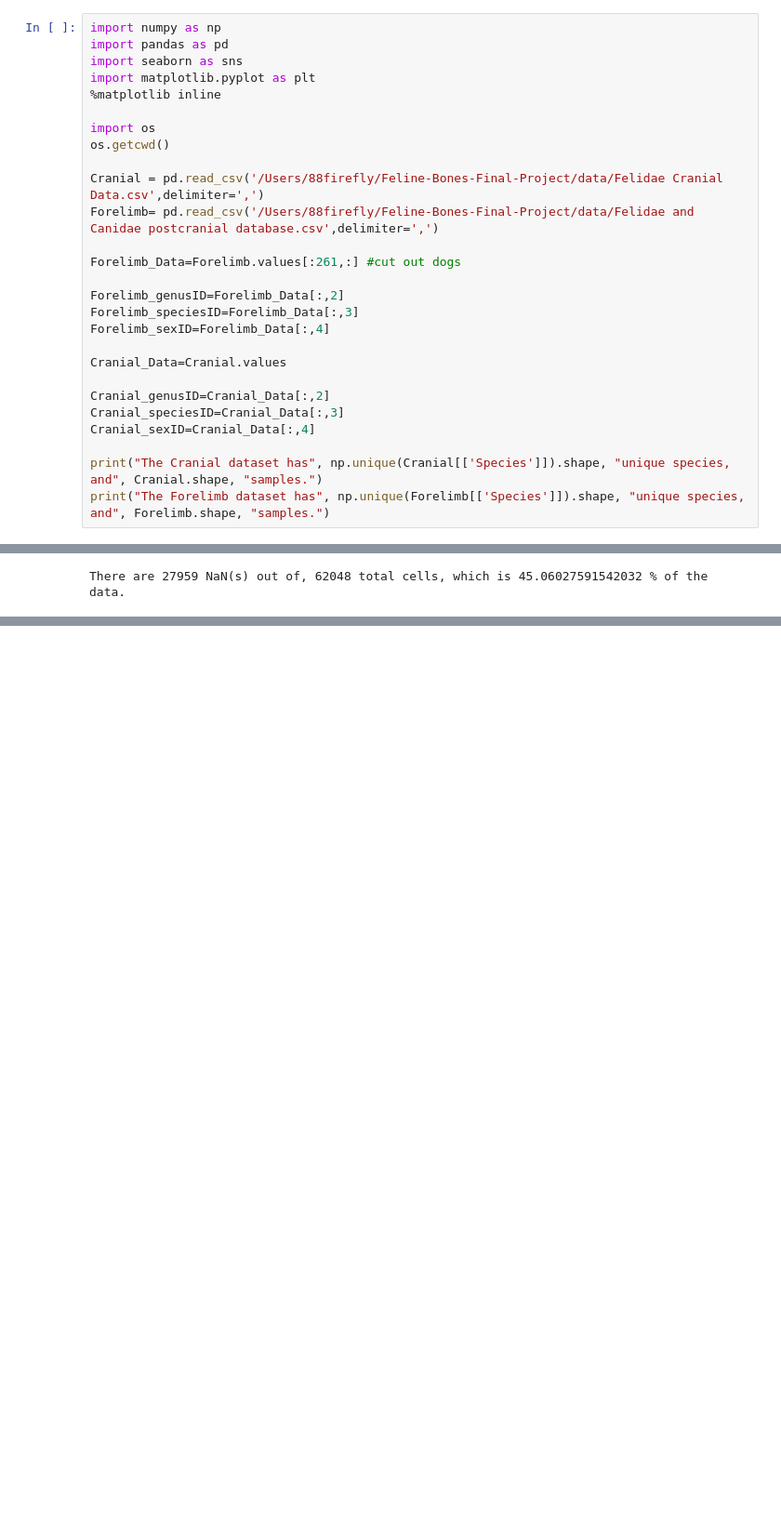
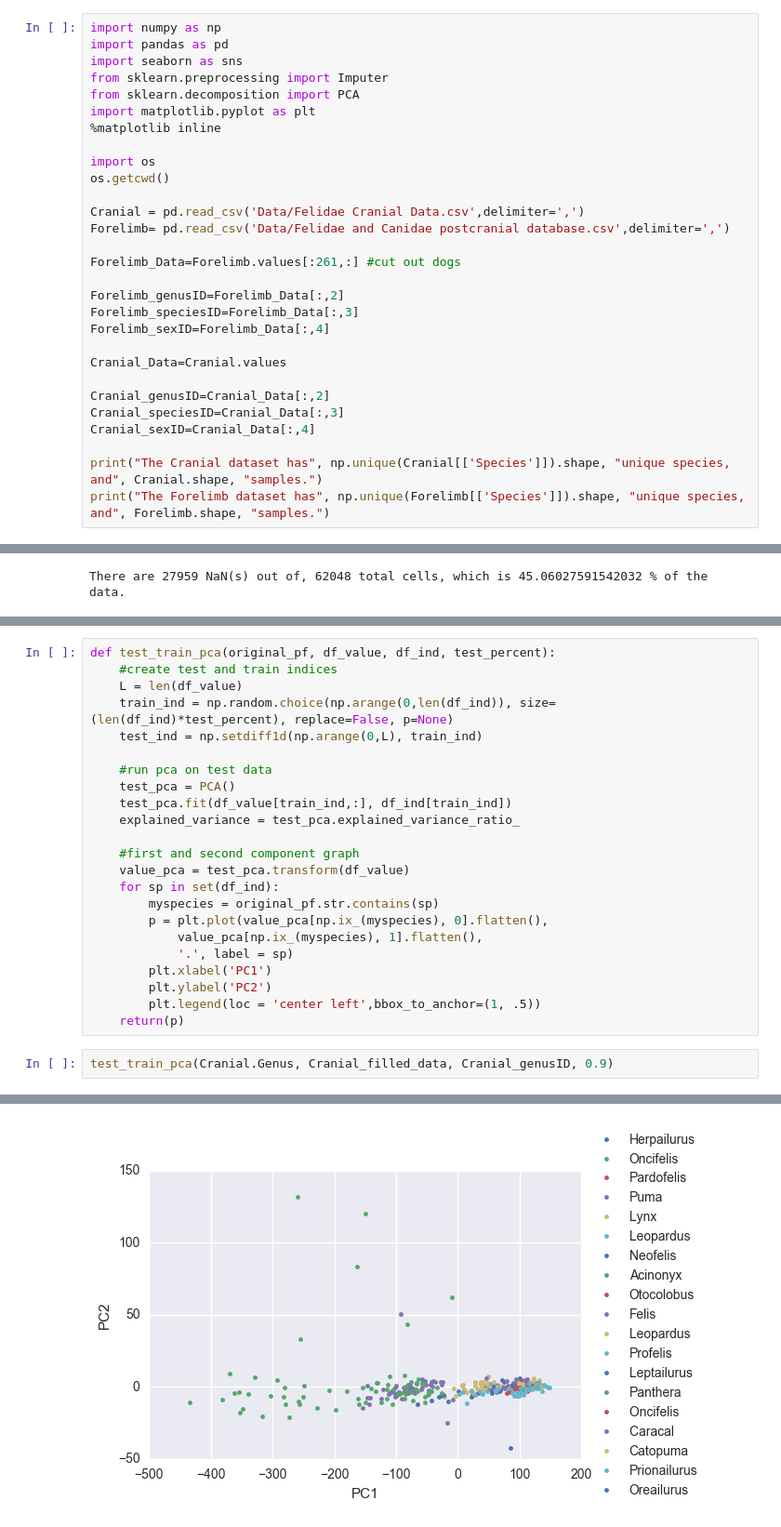
Before and after one commit to UW-Biol419-Wi2017/Feline-Bones-Final-Project, a Jupyter notebook: Master Notebook_Final Project.ipynb, the cells around one changed output, grey strips where cells are left out. Shown: that part at 93% size. Cells and saved outputs as stored; diff of their text form; blank space fills up the shorter version.

Commit message:
wrote function for PCA graph

```diff
--- a/Master Notebook_Final Project.ipynb
+++ b/Master Notebook_Final Project.ipynb
@@ -2,14 +2,16 @@
 import numpy as np
 import pandas as pd
 import seaborn as sns
+from sklearn.preprocessing import Imputer
+from sklearn.decomposition import PCA
 import matplotlib.pyplot as plt
 %matplotlib inline
 
 import os
 os.getcwd()
 
-Cranial = pd.read_csv('/Users/88firefly/Feline-Bones-Final-Project/data/Felidae Cranial Data.csv',delimiter=',')
-Forelimb= pd.read_csv('/Users/88firefly/Feline-Bones-Final-Project/data/Felidae and Canidae postcranial database.csv',delimiter=',')
+Cranial = pd.read_csv('Data/Felidae Cranial Data.csv',delimiter=',')
+Forelimb= pd.read_csv('Data/Felidae and Canidae postcranial database.csv',delimiter=',')
 
 Forelimb_Data=Forelimb.values[:261,:] #cut out dogs
 
@@ -125,3 +138,29 @@ ComboShared_filled_data=imp.fit_transform(ComboShared_NumData[:,7:])
  90.9 17.6 15.5 17.0 15.7 10.5 86.4 13.1 15.1 15.4 15.0 8.9 71.3 15.6 12.9
  15.8 14.8 9.1 35.2 15.0 12.4 10.8 9.0 9.2 28.0 13.0 11.4 11.7 8.6 8.8 25.7
  19.4]
+# %%
+def test_train_pca(original_pf, df_value, df_ind, test_percent):
+    #create test and train indices
+    L = len(df_value)
+    train_ind = np.random.choice(np.arange(0,len(df_ind)), size=(len(df_ind)*test_percent), replace=False, p=None)
+    test_ind = np.setdiff1d(np.arange(0,L), train_ind)
+
+    #run pca on test data
+    test_pca = PCA()
+    test_pca.fit(df_value[train_ind,:], df_ind[train_ind])
+    explained_variance = test_pca.explained_variance_ratio_
+
+    #first and second component graph
+    value_pca = test_pca.transform(df_value)
+    for sp in set(df_ind):
+        myspecies = original_pf.str.contains(sp)
+        p = plt.plot(value_pca[np.ix_(myspecies), 0].flatten(),
+            value_pca[np.ix_(myspecies), 1].flatten(),
+            '.', label = sp)
+        plt.xlabel('PC1')
+        plt.ylabel('PC2')
+        plt.legend(loc = 'center left',bbox_to_anchor=(1, .5))
+    return(p)
+# %%
+test_train_pca(Cranial.Genus, Cranial_filled_data, Cranial_genusID, 0.9)
+# %% [output]
@@ -127,0 +168 @@ ComboShared_filled_data=imp.fit_transform(ComboShared_NumData[:,7:])
+[figure, added]
```
Also changed, not shown: parts of 7 cells of this notebook.
